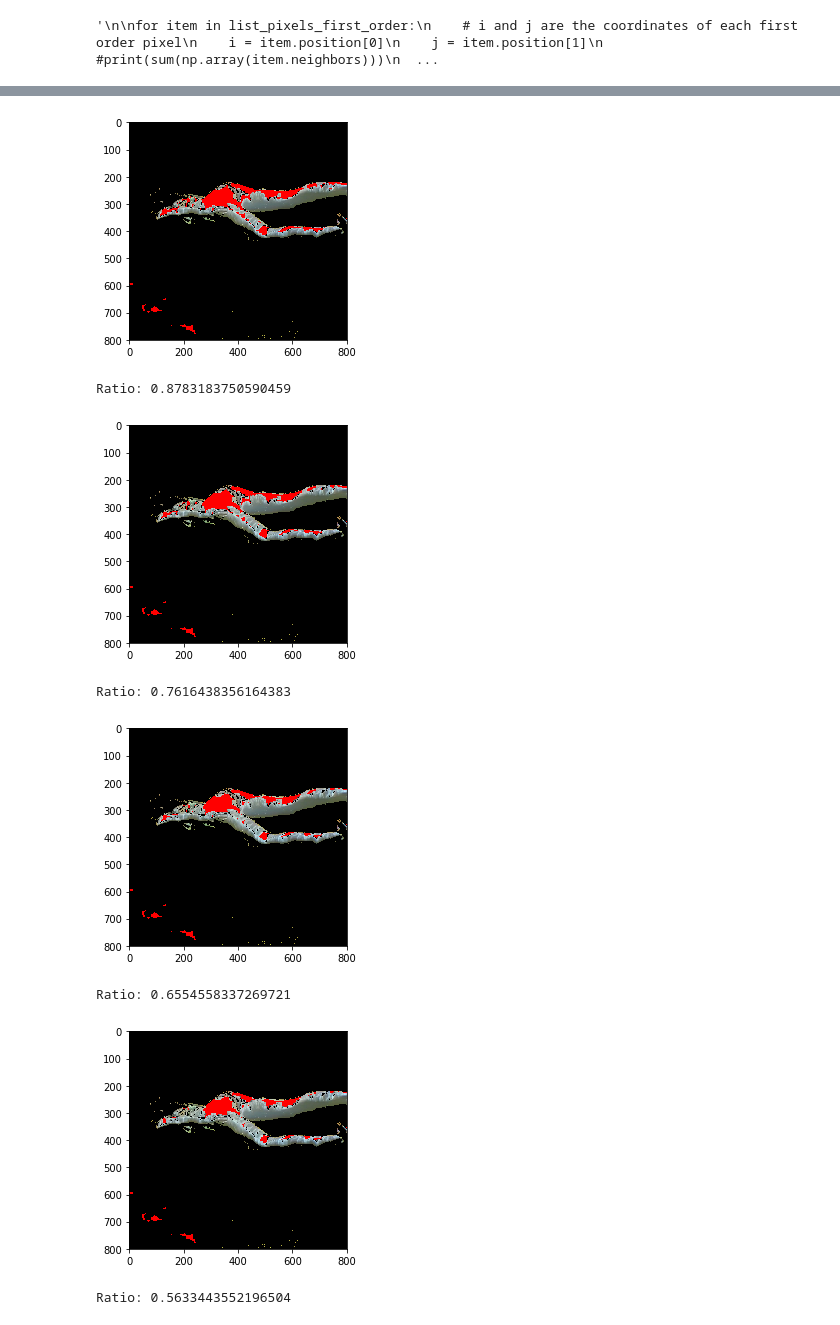
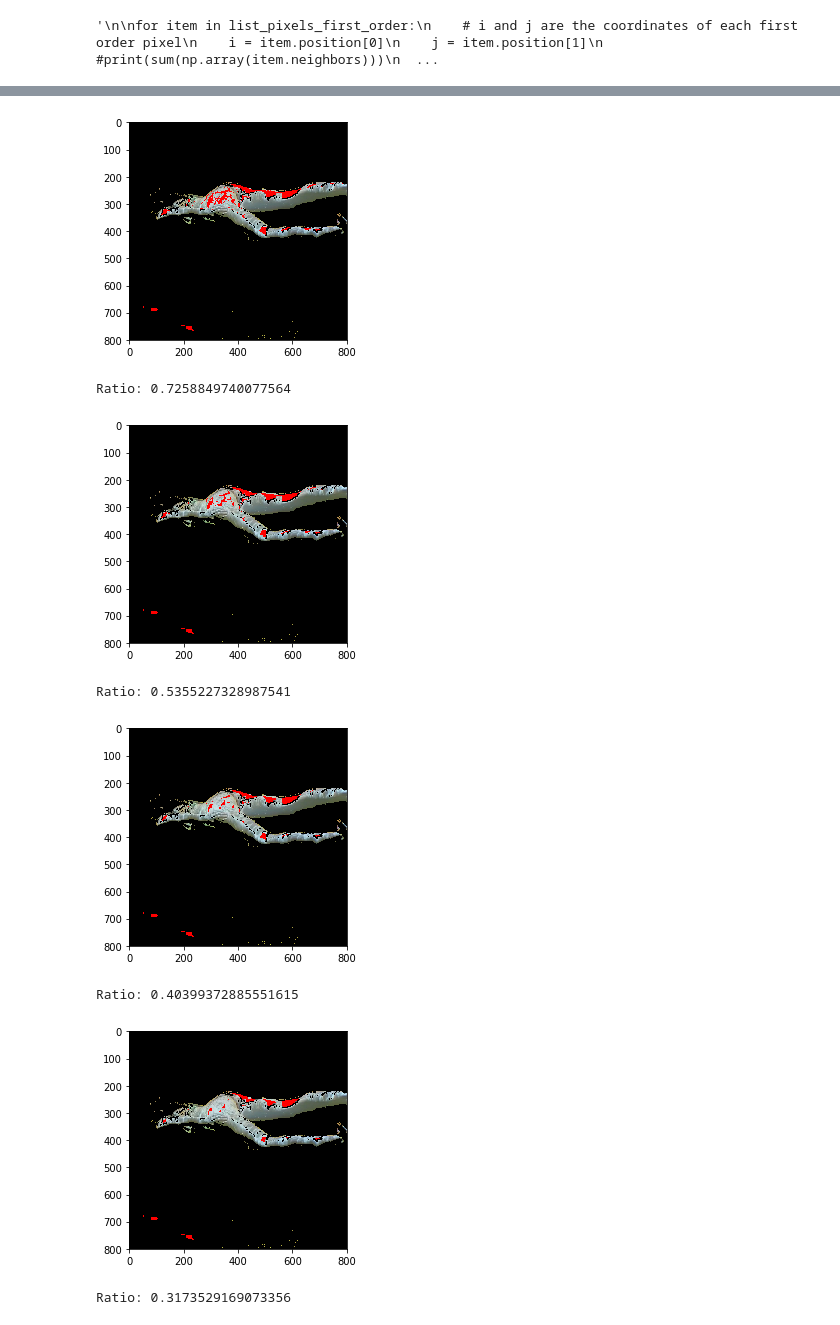
Before and after one commit to crisgompec/Underwater, a Jupyter notebook: Interpolation_tree_morfological_operation.ipynb, the cells around one changed output, grey strips where cells are left out. Cells and saved outputs as stored; diff of their text form; code cells hidden in the pictures.

```diff
--- a/Interpolation_tree_morfological_operation.ipynb
+++ b/Interpolation_tree_morfological_operation.ipynb
@@ -30,9 +30,9 @@ ret,th1 = cv2.threshold(im_gray,180,255,cv2.THRESH_BINARY)
 
 kernel = np.ones((5,5),np.uint8)
 binary_morf = cv2.morphologyEx(th1, cv2.MORPH_CLOSE, kernel)
+#binary_morf = cv2.dilate(th1,kernel,iterations = 1)
 #binary_morf = cv2.dilate(th1,kernel,iterations = 2)
-#binary_morf = cv2.dilate(th1,kernel,iterations = 2)
-binary_morf = cv2.erode(binary_morf,kernel,iterations = 1)
+binary_morf = cv2.erode(binary_morf,kernel,iterations = 2)
 cv2.imwrite("temp_images/tree_morf/binary_morf.png", binary_morf )
 
 """
@@ -261,7 +354,7 @@ list_pixels_to_fix = []
 
 for i in range(np.shape(im_skin)[0] - 1):
     for j in range(np.shape(im_skin)[1] -1):
-        if (im_skin_interp[i,j] == ([255,0,0])).all():
+        if (im_skin_interp_def[i,j] == ([255,0,0])).all():
 
             list_pixels_to_fix.append((i,j))
 
@@ -396,7 +489,7 @@ while True:
         for row in range(i-1, i+2):
             for col in range(j-1, j+2):
                 #Here it checks if some of the surrounding pixels are not equal to red (i.e. has skin color)
-                if (im_skin_interp[row,col] != ([255,0,0])).all():
+                if (im_skin_interp_def[row,col] != ([255,0,0])).all():
 
                     if initialization_pixel == 0:
                         #the first time, it is created a structure inside the list and the position is registered
@@ -428,42 +521,42 @@ while True:
             row = neighbor[0]
             col = neighbor[1]
 
-            aux_rgb = aux_rgb + im_skin_interp[row,col]
+            aux_rgb = aux_rgb + im_skin_interp_def[row,col]
 
-        im_skin_interp[i,j] = aux_rgb/len(item.neighbors)
+        im_skin_interp_def[i,j] = aux_rgb/len(item.neighbors)
         #print(aux_rgb)
         #print(len(item.neighbors))
         #print(im_skin_interp[i,j])
 
         list_pixels_to_fix.remove((i,j))
 
     num_current_pixels_to_fix = len(list_pixels_to_fix)
 
     ratio_new = num_current_pixels_to_fix/num_total_pix_to_fix
 
     %matplotlib inline
-    dip.imshow(im_skin_interp)
+    dip.imshow(im_skin_interp_def)
     dip.show()
 
     #cv2.imwrite("temp_images/tree_morf/skin_color_interpolated_first_order_last_stage_morf.png", im_skin_interp)
     if len(list_pixels_to_fix) == [] or ratio_old == ratio_new:
         print("Completed")
         break
 
 """
 %matplotlib inline
 dip.imshow(im_skin_interp)
 dip.show()
 """
 
-cv2.imwrite("temp_images/tree_morf/skin_color_interpolated_first_order_last_stage.png", im_skin_interp)
+cv2.imwrite("temp_images/tree_morf/skin_color_interpolated_first_order_last_stage.png", im_skin_interp_def)
 # %% [output]
 Ratio: 0
-[figure, old version]
+[figure, new version]
-Ratio: 0.8783183750590459
+Ratio: 0.7258849740077564
-[figure, old version]
+[figure, new version]
-Ratio: 0.7616438356164383
+Ratio: 0.5355227328987541
-[figure, old version]
+[figure, new version]
-Ratio: 0.6554558337269721
+Ratio: 0.40399372885551615
-[figure, old version]
+[figure, new version]
-Ratio: 0.5633443552196504
+Ratio: 0.3173529169073356
```
Also changed, not shown: parts of 7 cells of this notebook, 37 other files.
